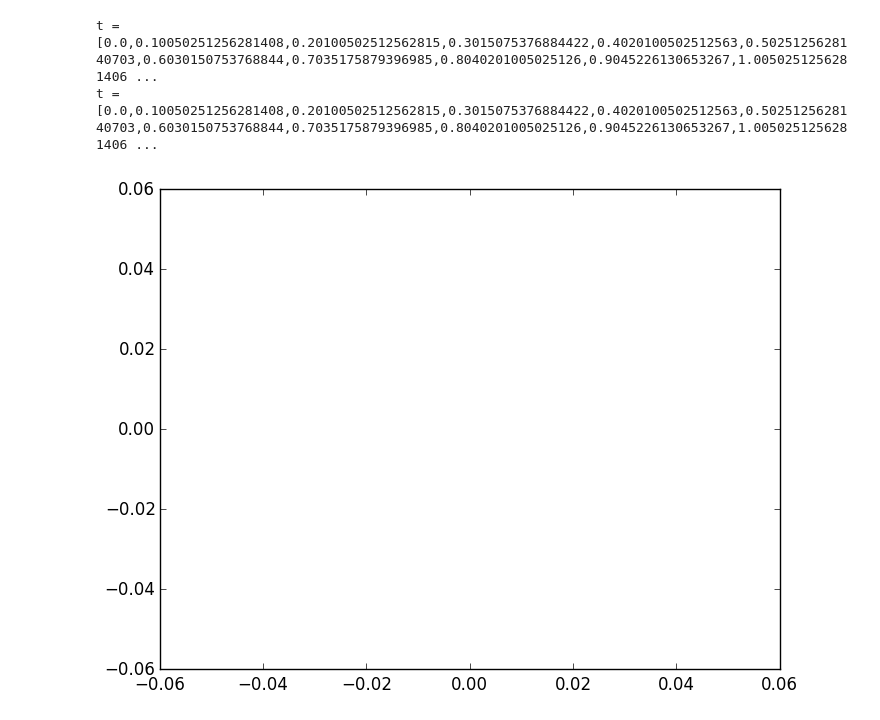
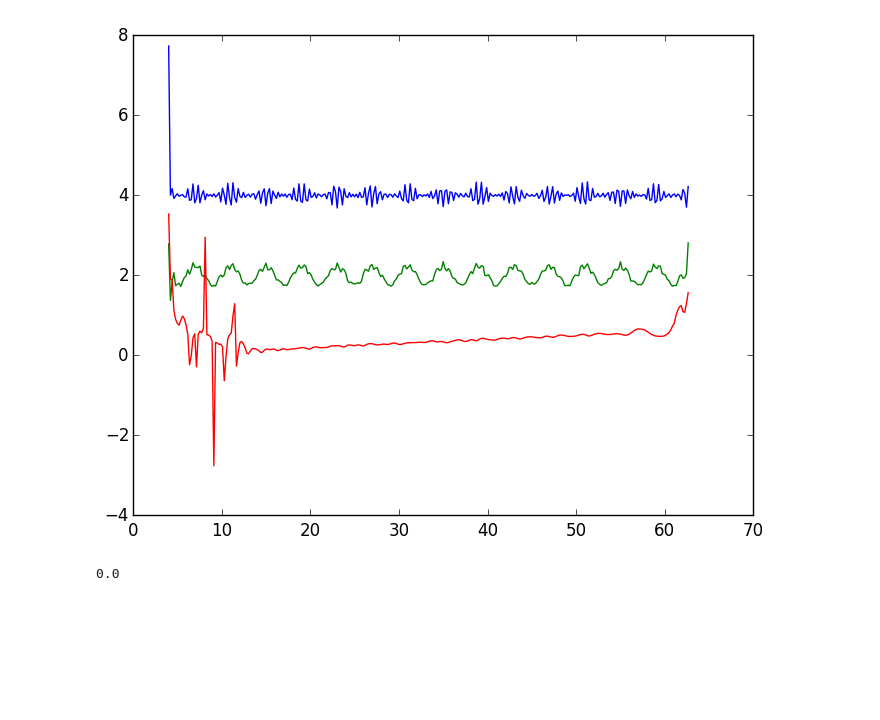
Before and after one commit to bnels/EMD.jl, a Jupyter notebook: notebook/EMDTest2.ipynb, the cells around one changed output. Saved outputs shown, nothing was run; the diff lists cells and outputs as text; code cells hidden in the pictures; blank space fills up the shorter version.

```diff
--- a/notebook/EMDTest2.ipynb
+++ b/notebook/EMDTest2.ipynb
@@ -33,0 +16,35 @@ println(mean(y-f[:,1]))
+# %%
+N = 3
+order = 4
+n = length(y)
+toldev = 0.2
+tolzero = 1e-2
+
+f = IMF(y,t, toldev, tolzero, order, N)
+
+temp = y
+for i = 1:N
+    plot(t,f[:,i])
+    temp = temp - f[:,i]
+end
+
+#@show(f)
+
+# maxarray, minarray, tmax, tmin = findExtrema(temp, t)
+# p = min(order,length(maxarray)-2)
+# p = Int(2*floor(p/2))
+# @show(p)
+# @show(maxarray)
+# S1 = Spline(maxarray, tmax,p )
+# p = min(order,length(minarray)-2)
+# p = Int(2*floor(p/2))
+# S2 = Spline(minarray, tmin, p)
+figure()
+plot(t,temp)
+# axis([0,10,-1e-5,1e-5])
+# # @show(temp)
+# plot(t,S1(t),"red")
+# plot(t,S2(t),"black")
+# plot(tmax,max,"red")
+# plot(tmin,min)
+# @show(p)
@@ -34,15 +56,19 @@ println(mean(y-f[:,1]))
 # %%
 # calculate instantaneous frequency
 
-x=t
+x=t + 1e-8
+x = x[1:10:end]
 for i =1:N
     H1 = Spline(f[:,i], t, 4)
+    A = SplineEvalMatrix(H1.B, x,0,true)
     phi = 1/(2pi)*(H1(x).*H1(x,1,true) - H1(x, 1).*H1(x,0,true))./(H1(x).^2 + H1(x,0,true).^2)
-    plot(x,H1(x,0,true))
+    plot(x,phi)
     #@show(H1(x))
-    @show(t)
+    #@show(A[:,1:10])
 end
 # %% [output]
-t = [0.0,0.10050251256281408,0.20100502512562815,0.3015075376884422,0.4020100502512563,0.5025125628140703,0.6030150753768844,0.7035175879396985,0.8040201005025126,0.9045226130653267,1.0050251256281406 ...
-t = [0.0,0.10050251256281408,0.20100502512562815,0.3015075376884422,0.4020100502512563,0.5025125628140703,0.6030150753768844,0.7035175879396985,0.8040201005025126,0.9045226130653267,1.0050251256281406 ...
-[figure, old version]
+[figure, new version]
+# %%
+maximum(abs(f[:,5]))
+# %% [output]
+0.0
```
Also changed, not shown: parts of 4 cells of this notebook, 1 other file.
